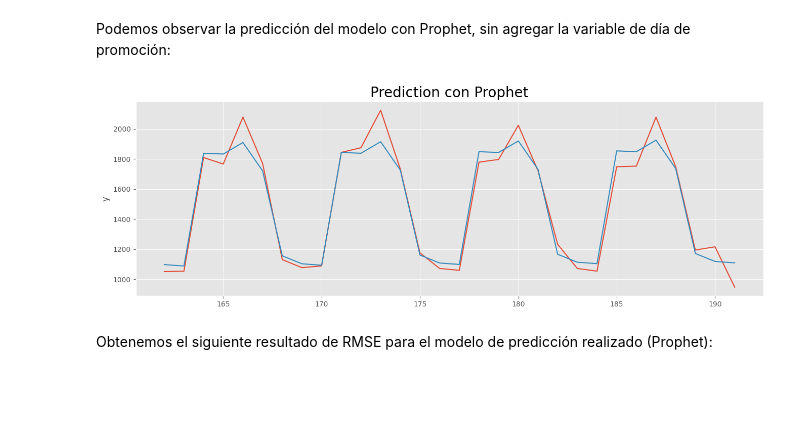
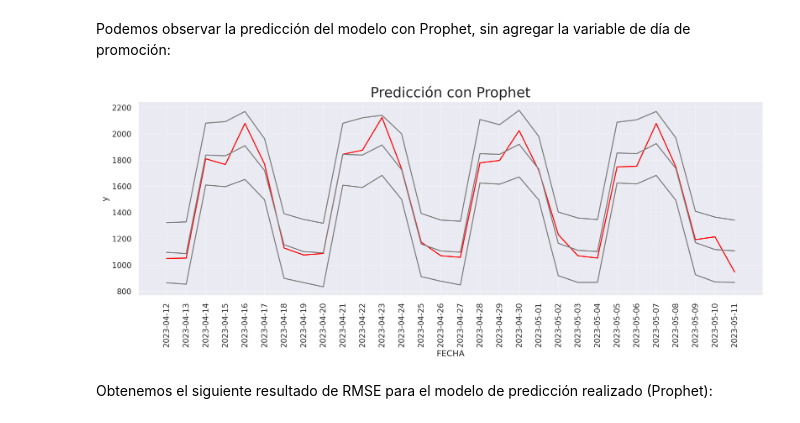
Before and after one commit to dele22922/tarea3_feat_eng, a Jupyter notebook: Tarea Semana 4_GRP4_vfinal.ipynb, the cells around one changed output. Saved outputs shown, nothing was run; the diff lists cells and outputs as text; code cells hidden in the pictures; blank space fills up the shorter version.

```diff
--- a/Tarea Semana 4_GRP4_vfinal.ipynb
+++ b/Tarea Semana 4_GRP4_vfinal.ipynb
@@ -743,0 +813,8 @@ prophet_pred[['ds', 'yhat']]
+# %%
+plt.rcParams.update({'figure.figsize' : (17,3), 'figure.dpi':300 })
+fig, ax=plt.subplots()
+sns.lineplot(data=df_test, x='FECHA', y= 'TRAFICO')
+sns.set(style='dark',)
+plt.grid(linestyle='-',linewidth=0.3)
+ax.tick_params(axis='x', rotation=90)
+plt.show()
@@ -746,3 +834,3 @@ Procedemos a observar los últimos 30 días de predicción:
 # %%
-prophet_pred= pd.DataFrame({"Date" : prophet_pred[-30:]['ds'], "Pred": prophet_pred[-30:]["yhat"]})
+prophet_pred= pd.DataFrame({"Date" : prophet_pred[-30:]['ds'], "Pred": prophet_pred[-30:]["yhat"],"Pred_inf": prophet_pred[-30:]["yhat_lower"],"Pred_sup": prophet_pred[-30:]["yhat_upper"]})
 # %%
@@ -794,3 +871,7 @@ prophet_pred
 Procedemos agregar una columna al dataframe original con los valores predecidos (yhat):
 # %%
 test_data["Prophet_Predictions"] = prophet_pred['Pred'].values
+# %%
+#test_data["lower"] = prophet_pred['Pred_inf'].values
+test_data["upper"] = prophet_pred['Pred_sup'].values
+test_data.head()
@@ -805,0 +894,3 @@ test_data.head()
+# %%
+test_data['FECHA'] = test_data.ds
+test_data.head()
@@ -807,11 +905,16 @@ test_data.head()
 Podemos observar la predicción del modelo con Prophet, sin agregar la variable de día de promoción:
 # %%
 plt.figure(figsize=(16,5))
-ax=sns.lineplot(x=test_data.index,y=test_data["y"])
-sns.lineplot(x=test_data.index,y=test_data["Prophet_Predictions"]);
-plt.title("Prediction con Prophet", fontsize=20);
+ax=sns.lineplot(x=test_data['FECHA'],y=test_data["y"],color='red')
+ax=sns.lineplot(x=test_data['FECHA'],y=test_data["Prophet_Predictions"],color='gray');
+ax=sns.lineplot(x=test_data['FECHA'],y=test_data["lower"],color='gray');
+ax=sns.lineplot(x=test_data['FECHA'],y=test_data["upper"],color='gray');
+plt.grid(linestyle='-',linewidth=0.3)
+ax.tick_params(axis='x', rotation=90)
+plt.title("Predicción con Prophet", fontsize=20);
+plt.show()
 # %% [output]
-[figure, old version]
+[figure, new version]
 # %%
 df_actual=test_data["y"]
 # %% [markdown]
```
Also changed, not shown: parts of 38 cells of this notebook.
